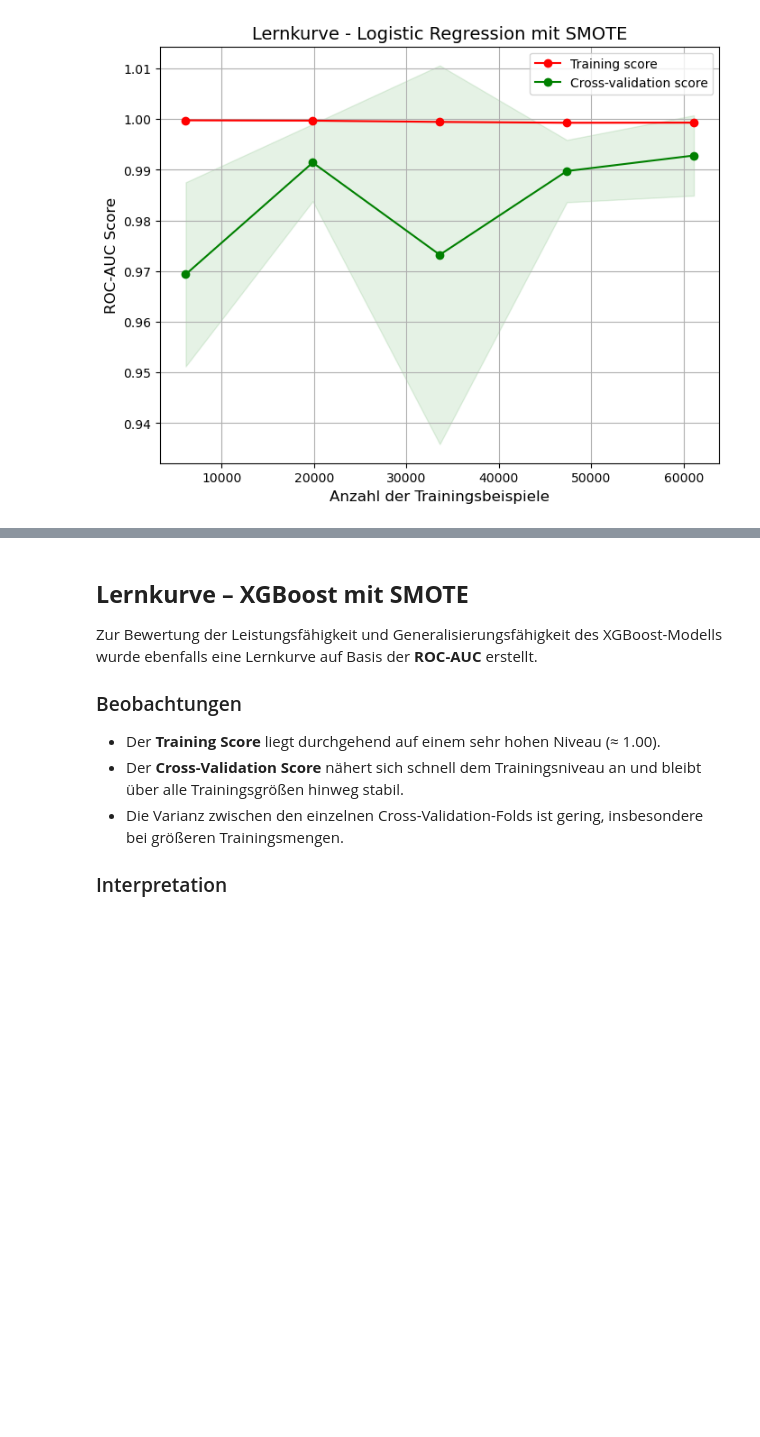
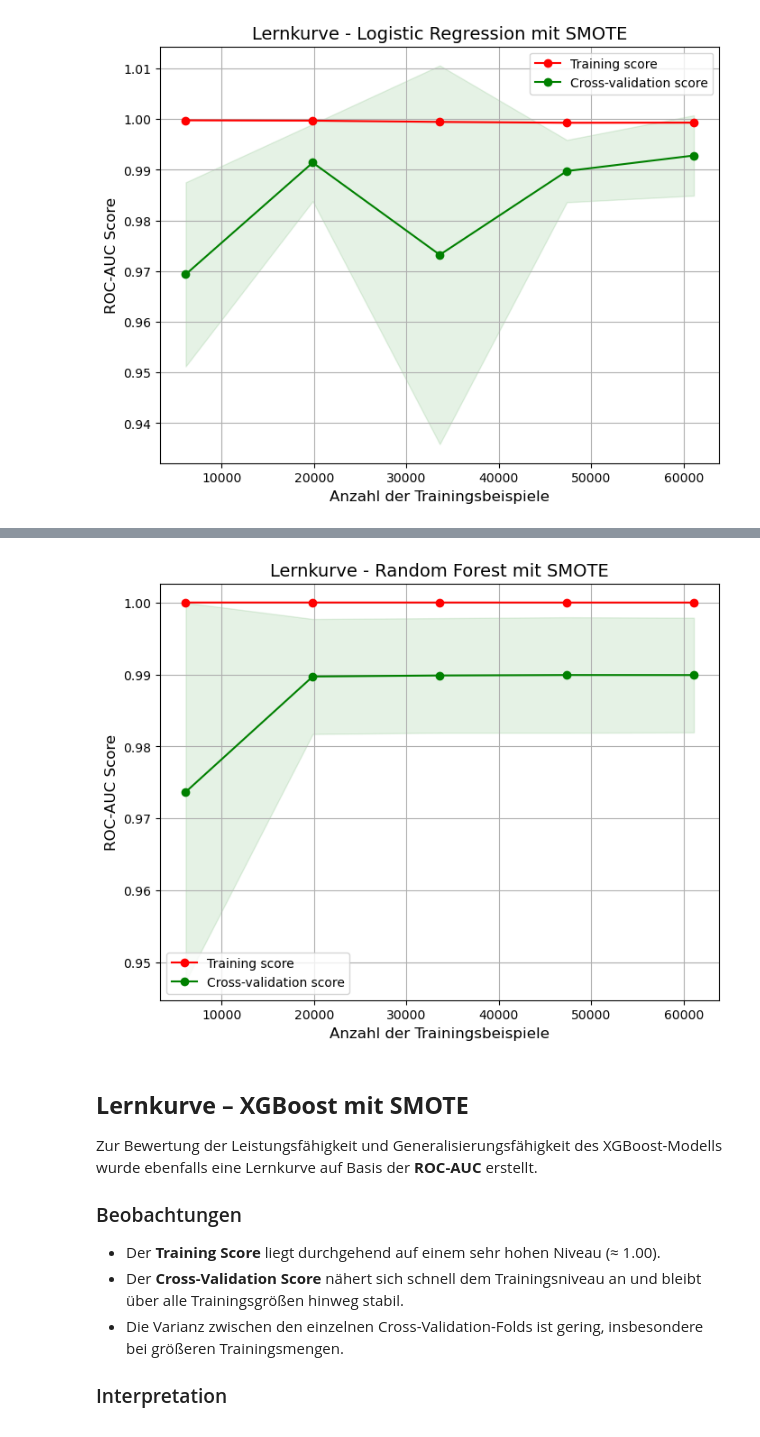
Before and after one commit to Bernardtouck/KI-Fraud-Detection, a Jupyter notebook: notebooks/04_modeling.ipynb, the cells around one changed output, grey strips where cells are left out. Drawn from its saved outputs; the diff is of its cells as text; code cells hidden in the pictures; blank space fills up the shorter version.

```diff
--- a/notebooks/04_modeling.ipynb
+++ b/notebooks/04_modeling.ipynb
@@ -408,3 +509,32 @@ plt.show()
+# %%
+# Lernkurve für Random Forest mit SMOTE
+train_sizes_rf, train_scores_rf, test_scores_rf = learning_curve(
+    rf_pipeline, X_train, y_train, cv=cv, scoring="roc_auc", n_jobs=-1,
+    train_sizes=np.linspace(0.1, 1.0, 5), random_state=42
+)
+
+# Durchnitt und Standardabweichung der Scores berechnen
+train_scores_rf_mean = np.mean(train_scores_rf, axis=1)
+train_scores_rf_std = np.std(train_scores_rf, axis=1)
+test_scores_rf_mean = np.mean(test_scores_rf, axis=1)
+test_scores_rf_std = np.std(test_scores_rf, axis=1)
+
+# Lernkurve plotten
+plt.figure(figsize=(8, 6))
+plt.fill_between(train_sizes_rf, train_scores_rf_mean - train_scores_rf_std,
+                 train_scores_rf_mean + train_scores_rf_std, alpha=0.1, color="r")
+plt.fill_between(train_sizes_rf, test_scores_rf_mean - test_scores_rf_std,
+                 test_scores_rf_mean + test_scores_rf_std, alpha=0.1, color="g")
+plt.plot(train_sizes_rf, train_scores_rf_mean, "o-", color="r", label="Training score")
+plt.plot(train_sizes_rf, test_scores_rf_mean, "o-", color="g", label="Cross-validation score")
+plt.title("Lernkurve - Random Forest mit SMOTE", fontsize=14)
+plt.xlabel("Anzahl der Trainingsbeispiele", fontsize=12)
+plt.ylabel("ROC-AUC Score", fontsize=12)
+plt.legend(loc="best")
+plt.grid()
+plt.show()
+# %% [output]
+[figure, added]
 # %% [markdown]
 ## **Lernkurve – XGBoost mit SMOTE**
 
```
Also changed, not shown: parts of 10 cells of this notebook.
